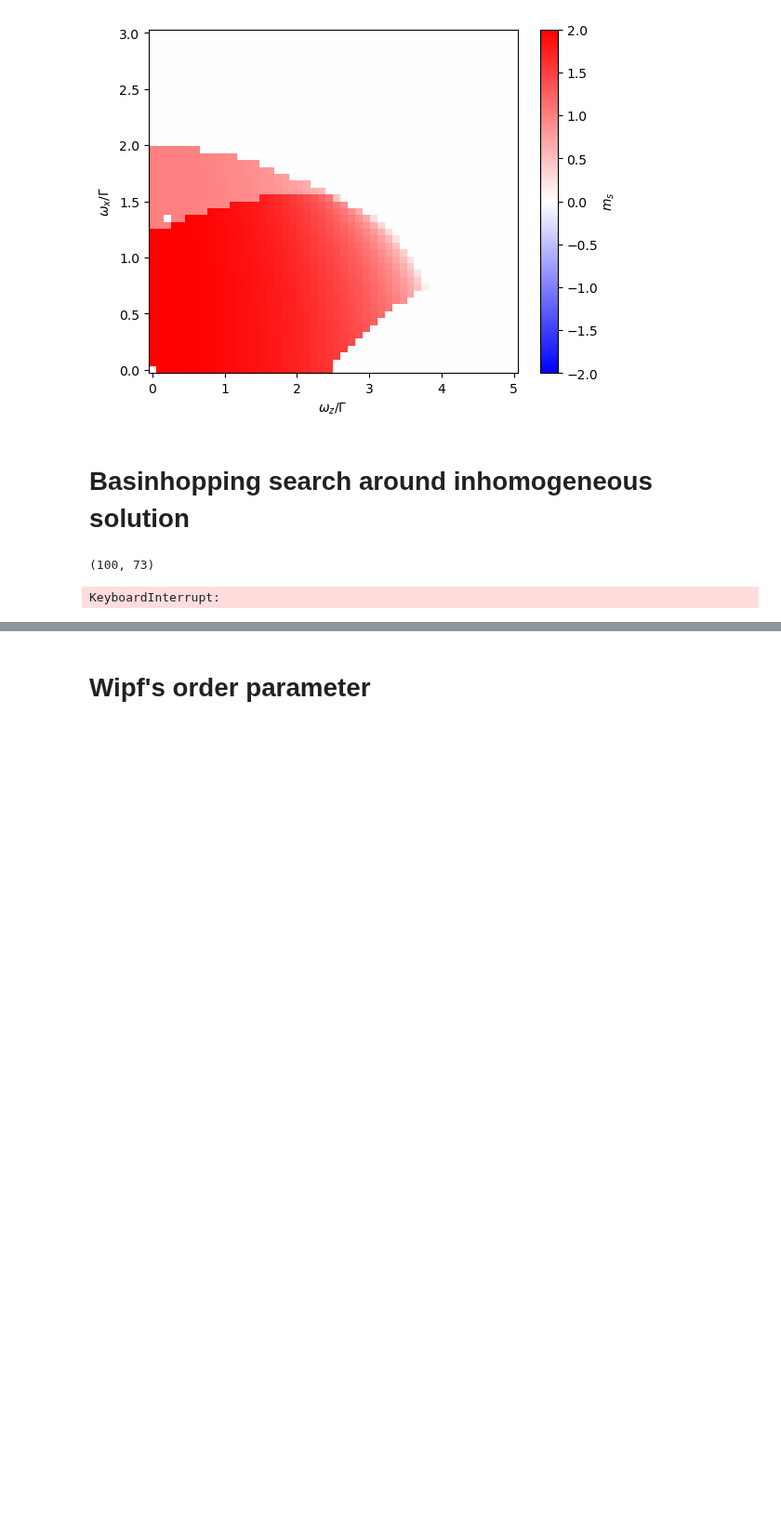
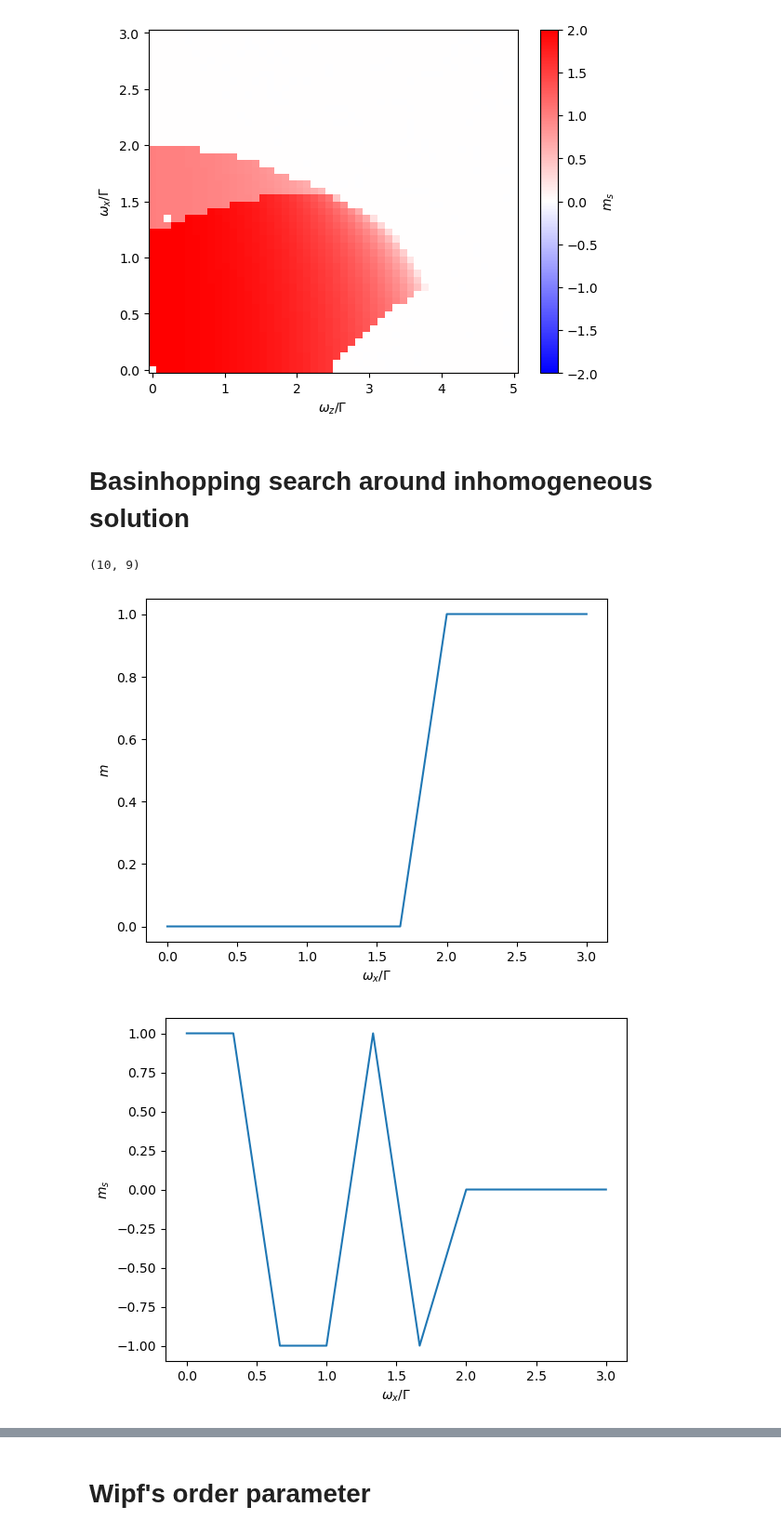
Before and after one commit to chuan97/long-range-ising, a Jupyter notebook: test_antiferro_zerotemp.ipynb, the cells around one changed output, grey strips where cells are left out. Shown at 93% size. Saved outputs shown, nothing was run; the diff lists cells and outputs as text; code cells hidden in the pictures; blank space fills up the shorter version.

```diff
--- a/test_antiferro_zerotemp.ipynb
+++ b/test_antiferro_zerotemp.ipynb
@@ -337,9 +337,9 @@ plt.show()
 # %%
 from scipy.optimize import basinhopping
 
-N = 100
+N = 10
 wz = 0
-wxs = np.linspace(0, 3, 100)
+wxs = np.linspace(0, 3, 10)
 alpha = 0.7
 M = round(N**np.tanh(2*alpha**(1/2)))
 
@@ -367,32 +367,33 @@ for j, wx in enumerate(wxs):
     else:
         uks = uks2
 
     ms = mags_f(uks, wz, np.sqrt(N) * lams, gs)
     mags[j] = np.sum(ms) / N
     mags_st[j] = np.sum(ms * v_stagger) / N
     mags_A[j] = np.sum(ms[::2]) / N
     mags_B[j] = np.sum(ms[1::2]) / N
 
 
 plt.plot(wxs, mags)
 plt.xlabel(r'$\omega_x/\Gamma$')
 plt.ylabel(r'$m$')
 plt.show()
 
 plt.plot(wxs, mags_st)
 plt.xlabel(r'$\omega_x/\Gamma$')
 plt.ylabel(r'$m_s$')
 plt.show()
 
 plt.plot(wxs, mags_A)
 plt.xlabel(r'$\omega_x/\Gamma$')
 plt.ylabel(r'$m_A$')
 plt.show()
 
 plt.plot(wxs, mags_B)
 plt.xlabel(r'$\omega_x/\Gamma$')
 plt.ylabel(r'$m_B$')
 plt.show()
 # %% [output]
-(100, 73)
+(10, 9)
-KeyboardInterrupt:
+[figure, added]
+[figure, added]
```
Also changed, not shown: parts of 5 cells of this notebook.
